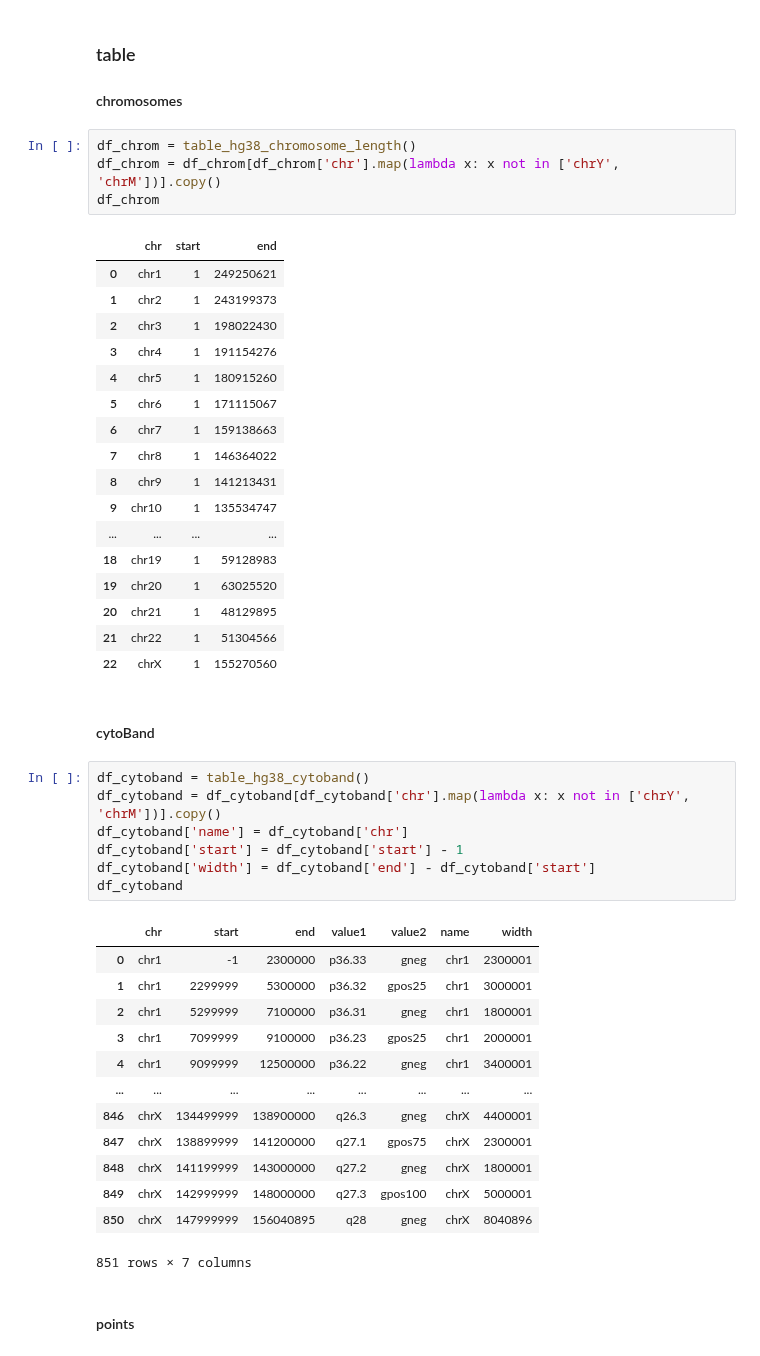
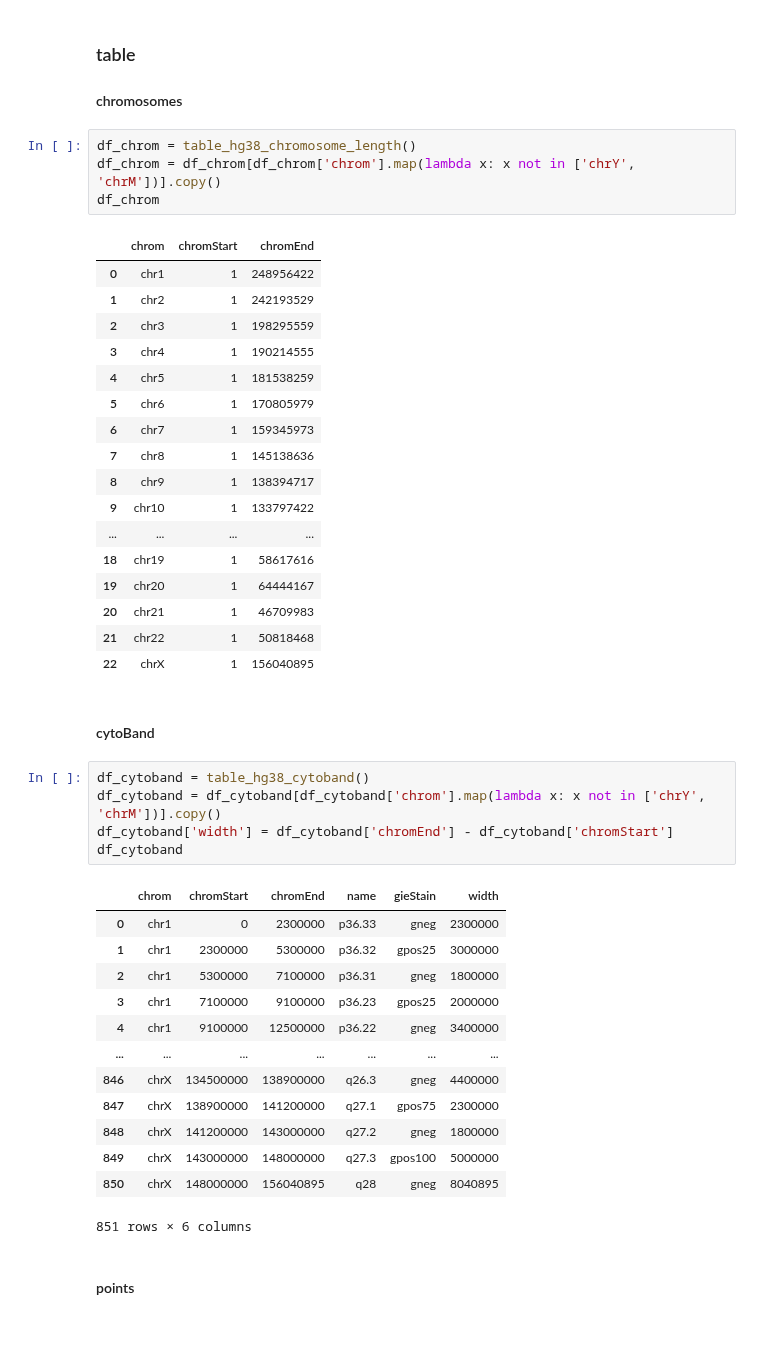
Before and after one commit to hermanzhaozzzz/snakepipes_detect-seq, a Jupyter notebook: step.08.Global_analysis_for_final-off-targets.ipynb, the cells around one changed output. Saved outputs shown, nothing was run; the diff lists cells and outputs as text.

```diff
--- a/step.08.Global_analysis_for_final-off-targets.ipynb
+++ b/step.08.Global_analysis_for_final-off-targets.ipynb
@@ -65,49 +65,47 @@ def gcircle_add_garc(x):
 #### chromosomes
 # %%
 df_chrom = table_hg38_chromosome_length()
-df_chrom = df_chrom[df_chrom['chr'].map(lambda x: x not in ['chrY', 'chrM'])].copy()
+df_chrom = df_chrom[df_chrom['chrom'].map(lambda x: x not in ['chrY', 'chrM'])].copy()
 df_chrom
 # %% [output]
-|  | chr | start | end |
-| 0 | chr1 | 1 | 249250621 |
-| 1 | chr2 | 1 | 243199373 |
-| 2 | chr3 | 1 | 198022430 |
-| 3 | chr4 | 1 | 191154276 |
-| 4 | chr5 | 1 | 180915260 |
-| 5 | chr6 | 1 | 171115067 |
-| 6 | chr7 | 1 | 159138663 |
-| 7 | chr8 | 1 | 146364022 |
-| 8 | chr9 | 1 | 141213431 |
-| 9 | chr10 | 1 | 135534747 |
+|  | chrom | chromStart | chromEnd |
+| 0 | chr1 | 1 | 248956422 |
+| 1 | chr2 | 1 | 242193529 |
+| 2 | chr3 | 1 | 198295559 |
+| 3 | chr4 | 1 | 190214555 |
+| 4 | chr5 | 1 | 181538259 |
+| 5 | chr6 | 1 | 170805979 |
+| 6 | chr7 | 1 | 159345973 |
+| 7 | chr8 | 1 | 145138636 |
+| 8 | chr9 | 1 | 138394717 |
+| 9 | chr10 | 1 | 133797422 |
 | ... | ... | ... | ... |
-| 18 | chr19 | 1 | 59128983 |
-| 19 | chr20 | 1 | 63025520 |
-| 20 | chr21 | 1 | 48129895 |
-| 21 | chr22 | 1 | 51304566 |
-| 22 | chrX | 1 | 155270560 |
+| 18 | chr19 | 1 | 58617616 |
+| 19 | chr20 | 1 | 64444167 |
+| 20 | chr21 | 1 | 46709983 |
+| 21 | chr22 | 1 | 50818468 |
+| 22 | chrX | 1 | 156040895 |
 # %% [markdown]
 #### cytoBand
 # %%
 df_cytoband = table_hg38_cytoband()
-df_cytoband = df_cytoband[df_cytoband['chr'].map(lambda x: x not in ['chrY', 'chrM'])].copy()
-df_cytoband['name'] = df_cytoband['chr']
-df_cytoband['start'] = df_cytoband['start'] - 1
-df_cytoband['width'] = df_cytoband['end'] - df_cytoband['start']
+df_cytoband = df_cytoband[df_cytoband['chrom'].map(lambda x: x not in ['chrY', 'chrM'])].copy()
+df_cytoband['width'] = df_cytoband['chromEnd'] - df_cytoband['chromStart']
 df_cytoband
 # %% [output]
-|  | chr | start | end | value1 | value2 | name | width |
-| 0 | chr1 | -1 | 2300000 | p36.33 | gneg | chr1 | 2300001 |
-| 1 | chr1 | 2299999 | 5300000 | p36.32 | gpos25 | chr1 | 3000001 |
-| 2 | chr1 | 5299999 | 7100000 | p36.31 | gneg | chr1 | 1800001 |
-| 3 | chr1 | 7099999 | 9100000 | p36.23 | gpos25 | chr1 | 2000001 |
-| 4 | chr1 | 9099999 | 12500000 | p36.22 | gneg | chr1 | 3400001 |
-| ... | ... | ... | ... | ... | ... | ... | ... |
-| 846 | chrX | 134499999 | 138900000 | q26.3 | gneg | chrX | 4400001 |
-| 847 | chrX | 138899999 | 141200000 | q27.1 | gpos75 | chrX | 2300001 |
-| 848 | chrX | 141199999 | 143000000 | q27.2 | gneg | chrX | 1800001 |
-| 849 | chrX | 142999999 | 148000000 | q27.3 | gpos100 | chrX | 5000001 |
-| 850 | chrX | 147999999 | 156040895 | q28 | gneg | chrX | 8040896 |
+|  | chrom | chromStart | chromEnd | name | gieStain | width |
+| 0 | chr1 | 0 | 2300000 | p36.33 | gneg | 2300000 |
+| 1 | chr1 | 2300000 | 5300000 | p36.32 | gpos25 | 3000000 |
+| 2 | chr1 | 5300000 | 7100000 | p36.31 | gneg | 1800000 |
+| 3 | chr1 | 7100000 | 9100000 | p36.23 | gpos25 | 2000000 |
+| 4 | chr1 | 9100000 | 12500000 | p36.22 | gneg | 3400000 |
+| ... | ... | ... | ... | ... | ... | ... |
+| 846 | chrX | 134500000 | 138900000 | q26.3 | gneg | 4400000 |
+| 847 | chrX | 138900000 | 141200000 | q27.1 | gpos75 | 2300000 |
+| 848 | chrX | 141200000 | 143000000 | q27.2 | gneg | 1800000 |
+| 849 | chrX | 143000000 | 148000000 | q27.3 | gpos100 | 5000000 |
+| 850 | chrX | 148000000 | 156040895 | q28 | gneg | 8040895 |
-851 rows × 7 columns
+851 rows × 6 columns
 # %% [markdown]
 #### points
 # %%
```
Also changed, not shown: parts of 5 cells of this notebook, 1 other file.
